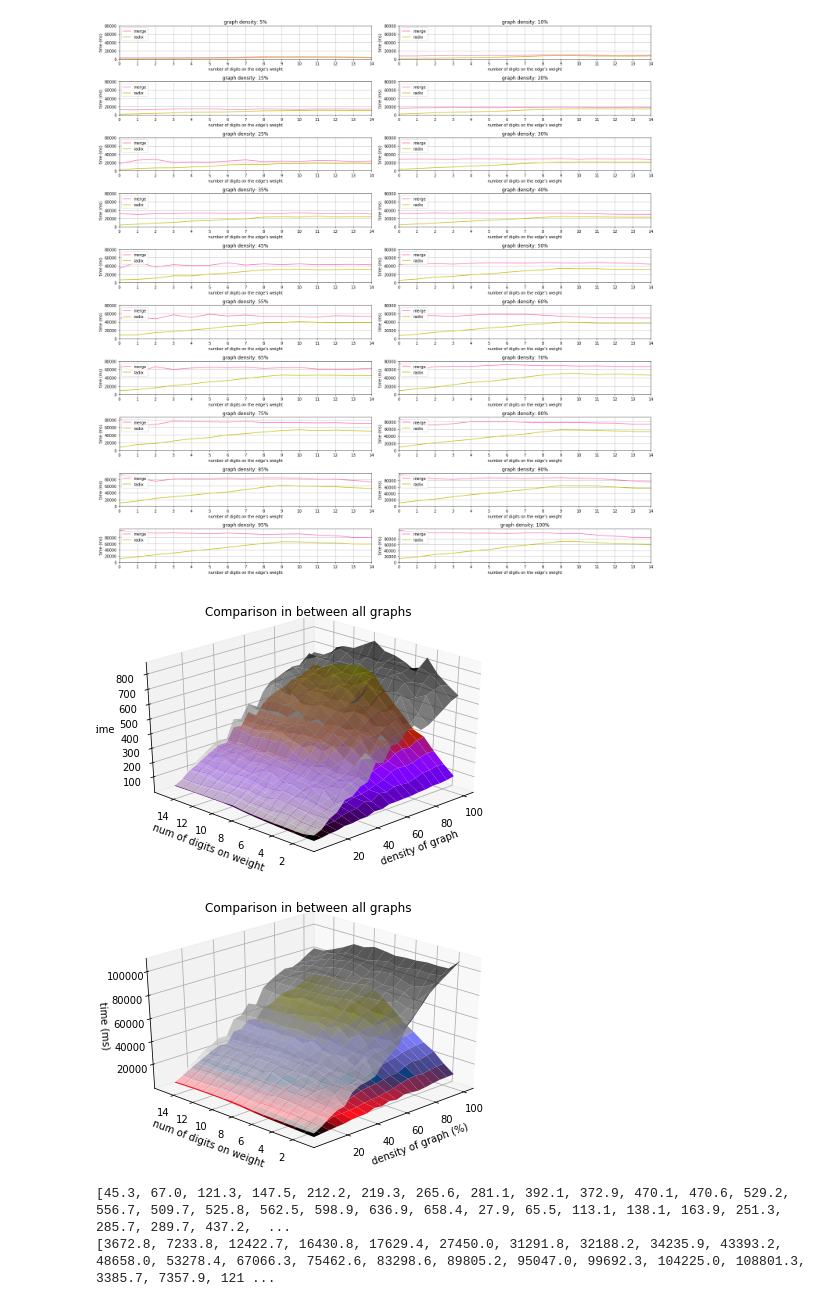
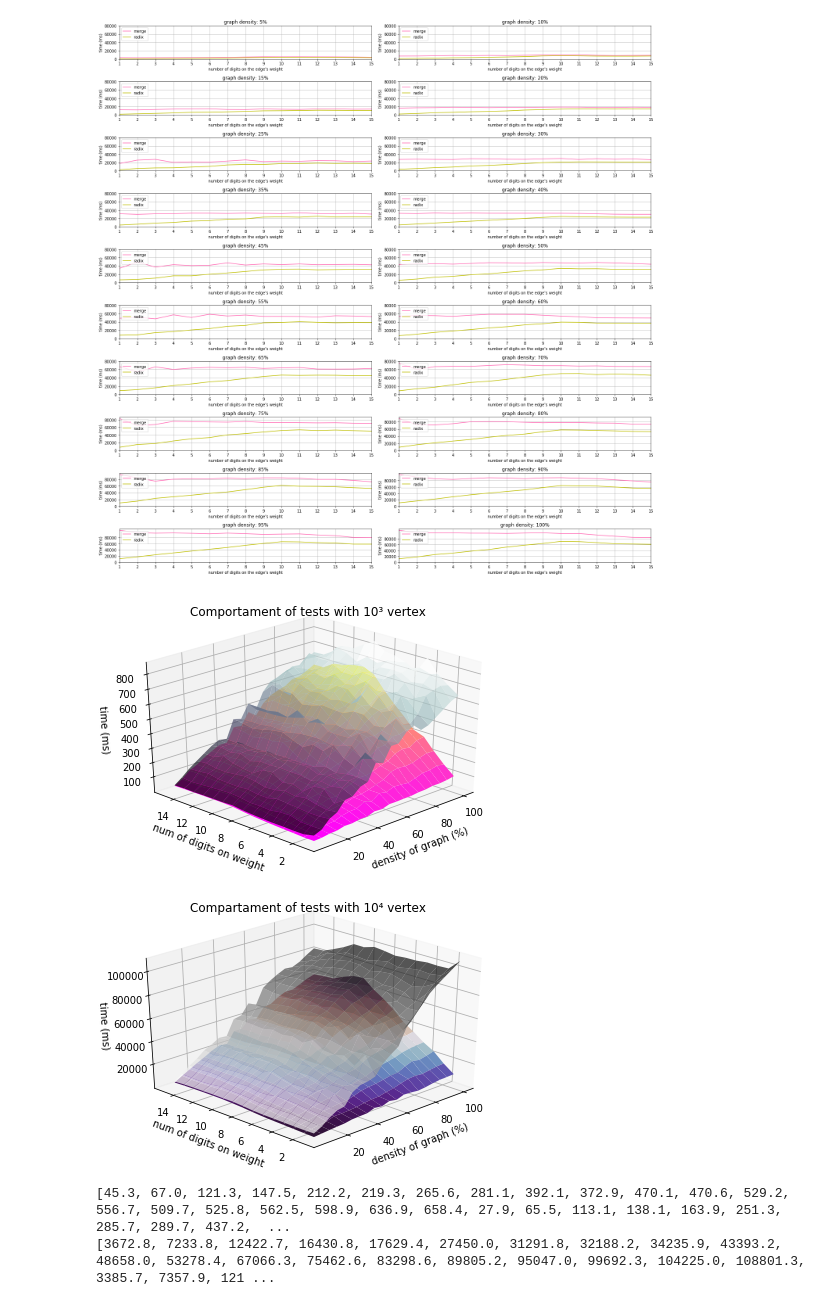
Before and after one commit to tannus/kruskal_radix, a Jupyter notebook: results/final_results/graphic_plots.ipynb, the cells around one changed output. Drawn from its saved outputs; the diff is of its cells as text; code cells hidden in the pictures.

Commit message:
fixing indexes on plots

```diff
--- a/results/final_results/graphic_plots.ipynb
+++ b/results/final_results/graphic_plots.ipynb
@@ -229,30 +237,30 @@ plt.show()
 # %%
 fig = plt.figure()
 ax = plt.axes(projection="3d")
 
 #X is density, Y is digit_numbers and Z is time
 x = np.arange(5,105,5)
 y = np.arange(1,16,1)
 
 X, Y = np.meshgrid(x, y)
 zs1 = np.array(den_m3)
 zs2 = np.array(den_r3)
 Z1 = zs1.reshape(Y.shape)
 Z2 = zs2.reshape(Y.shape)
 
-ax.set_xlabel('density of graph')
+ax.set_xlabel('density of graph (%)')
 ax.set_ylabel('num of digits on weight')
-ax.set_zlabel('time')
-ax.plot_surface(X, Y, Z2, rstride=1, cstride=1,cmap='gnuplot', edgecolor='none',alpha=1)
-ax.plot_surface(X, Y, Z1, rstride=1, cstride=1,cmap='binary', edgecolor='none',alpha=0.7)
+ax.set_zlabel('time (ms)')
+ax.plot_surface(X, Y, Z2, rstride=1, cstride=1,cmap='spring', edgecolor='none',alpha=1)
+ax.plot_surface(X, Y, Z1, rstride=1, cstride=1,cmap='bone', edgecolor='none',alpha=0.7)
 
 
 ax.view_init(30, 225)
-ax.set_title('Comparison in between all graphs');
+ax.set_title('Comportament of tests with 10³ vertex');
 plt.tight_layout()
 plt.show()
 # %% [output]
-[figure, old version]
+[figure, new version]
 # %%
 fig = plt.figure()
 ax = plt.axes(projection="3d")
@@ -270,16 +278,16 @@ Z2 = zs2.reshape(Y.shape)
 ax.set_xlabel('density of graph (%)')
 ax.set_ylabel('num of digits on weight')
 ax.set_zlabel('time (ms)')
-ax.plot_surface(X, Y, Z2, rstride=1, cstride=1,cmap='gist_stern', edgecolor='none',alpha=1,label='radix')
+ax.plot_surface(X, Y, Z2, rstride=1, cstride=1,cmap='twilight_shifted', edgecolor='none',alpha=1,label='radix')
 ax.plot_surface(X, Y, Z1, rstride=1, cstride=1,cmap='binary', edgecolor='none',alpha=0.7,label='merge')
 
 
 ax.view_init(30, 225)
-ax.set_title('Comparison in between all graphs');
+ax.set_title('Compartament of tests with 10⁴ vertex');
 plt.tight_layout()
 plt.show()
 # %% [output]
-[figure, old version]
+[figure, new version]
 # %%
 print(den_m3)
 print(den_m4)
```
Also changed, not shown: parts of 4 cells of this notebook.
